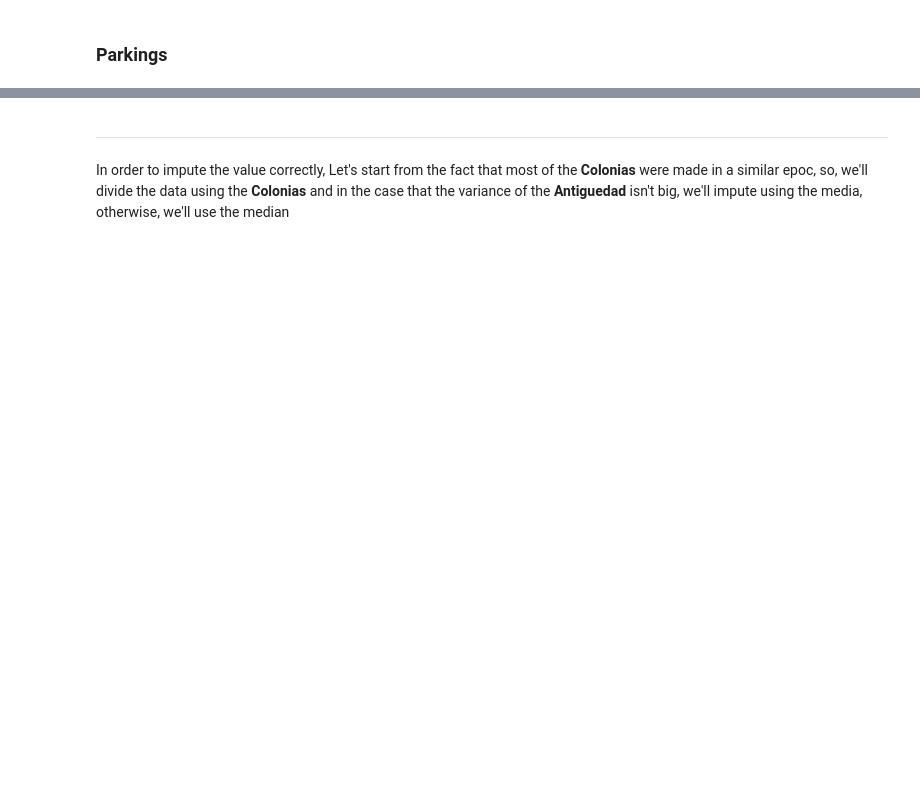
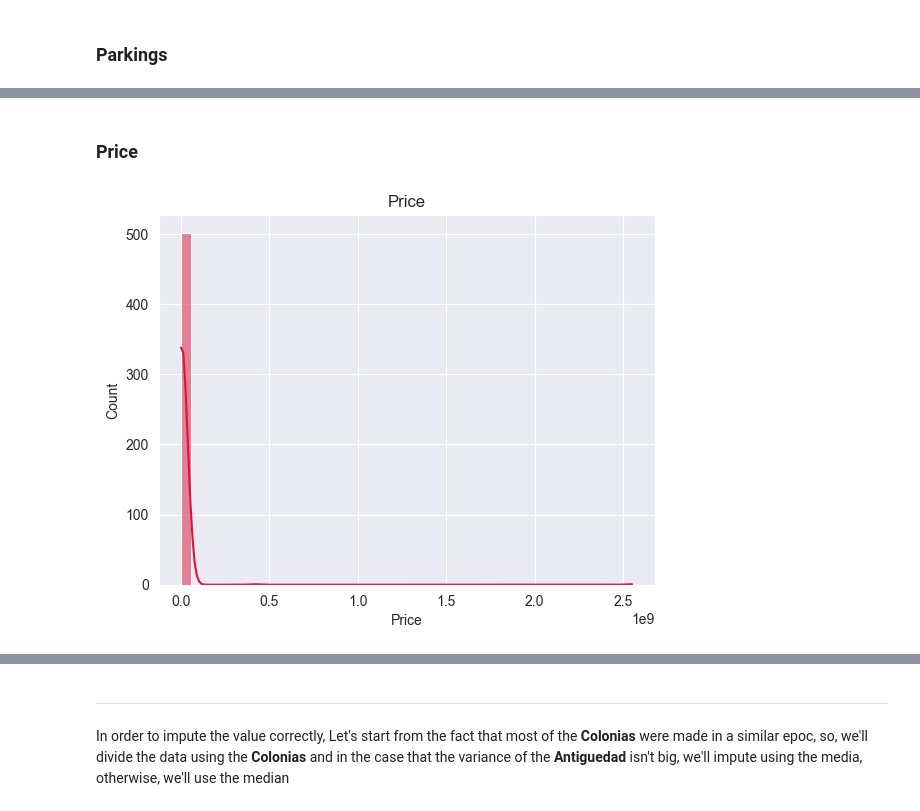
Before and after one commit to gamerOZZY/Zacah_Valuer, a Jupyter notebook: notebooks/Standarization_and_null_values.ipynb, the cells around one changed output, grey strips where cells are left out. Saved outputs shown, nothing was run; the diff lists cells and outputs as text; code cells hidden in the pictures; blank space fills up the shorter version.

```diff
--- a/notebooks/Standarization_and_null_values.ipynb
+++ b/notebooks/Standarization_and_null_values.ipynb
@@ -394,0 +395,8 @@ memory usage: 56.5 KB
+# %% [markdown]
+### Price
+# %%
+sns.histplot(data=datos, x='Price', color='crimson', kde=True)
+plt.title('Price')
+plt.show()
+# %% [output]
+[figure, added]
```
Also changed, not shown: parts of 21 cells of this notebook, 2 other files.
